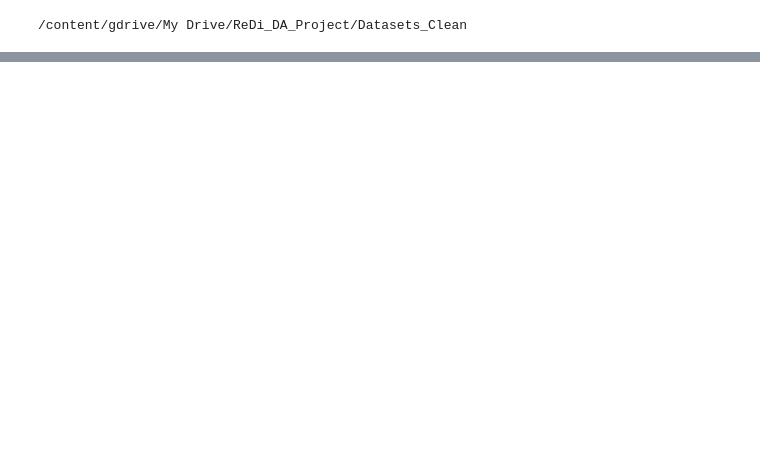
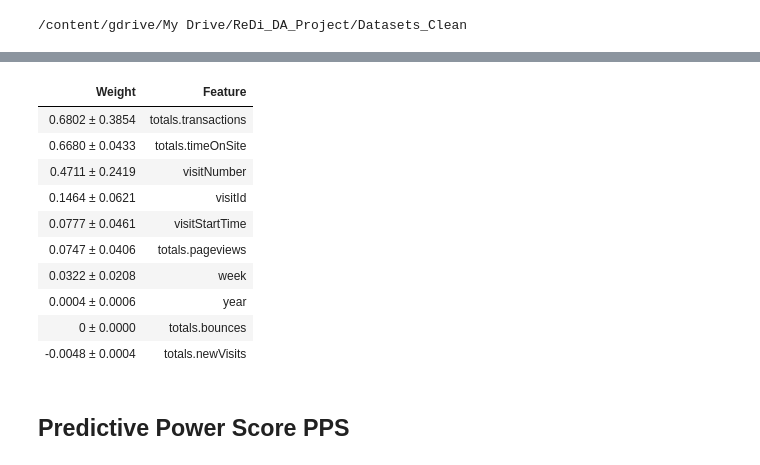
Before and after one commit to AsiMrz/MAYC_ML_Revenue_Prediction, a Jupyter notebook: Feature Processing.ipynb, the cells around one changed output, grey strips where cells are left out. Drawn from its saved outputs; the diff is of its cells as text; code cells hidden in the pictures; blank space fills up the shorter version.

Commit message:
Permutation Importance and PPS

```diff
--- a/Feature Processing.ipynb
+++ b/Feature Processing.ipynb
@@ -39,0 +46,18 @@ clean_df_train.head(5)
+# %%
+#data = pd.read_csv('../input/fifa-2018-match-statistics/FIFA 2018 Statistics.csv')
+y = (clean_df_train['totals.transactionRevenue'])
+#y = (data['Man of the Match'] == "Yes")  # Convert from string "Yes"/"No" to binary
+feature_names = [i for i in clean_df_train.columns if clean_df_train[i].dtype in [np.int64]]
+X = clean_df_train[feature_names]
+train_X, val_X, train_y, val_y = train_test_split(X, y, random_state=1)
+# %%
+my_model = RandomForestRegressor(n_estimators=100,
+                                  random_state=0).fit(train_X, train_y)
+# %%
+!pip install eli5
+import eli5
+from eli5.sklearn import PermutationImportance
+
+perm = PermutationImportance(my_model, random_state=1).fit(val_X, val_y)
+eli5.show_weights(perm, feature_names = val_X.columns.tolist())
+# %% [output]
@@ -39,0 +75,13 @@ clean_df_train.head(5)
+| Weight | Feature |
+| 0.6802 ± 0.3854 | totals.transactions |
+| 0.6680 ± 0.0433 | totals.timeOnSite |
+| 0.4711 ± 0.2419 | visitNumber |
+| 0.1464 ± 0.0621 | visitId |
+| 0.0777 ± 0.0461 | visitStartTime |
+| 0.0747 ± 0.0406 | totals.pageviews |
+| 0.0322 ± 0.0208 | week |
+| 0.0004 ± 0.0006 | year |
+| 0 ± 0.0000 | totals.bounces |
+| -0.0048 ± 0.0004 | totals.newVisits |
+# %% [markdown]
+## Predictive Power Score PPS
```
Also changed, not shown: parts of 11 cells of this notebook.
